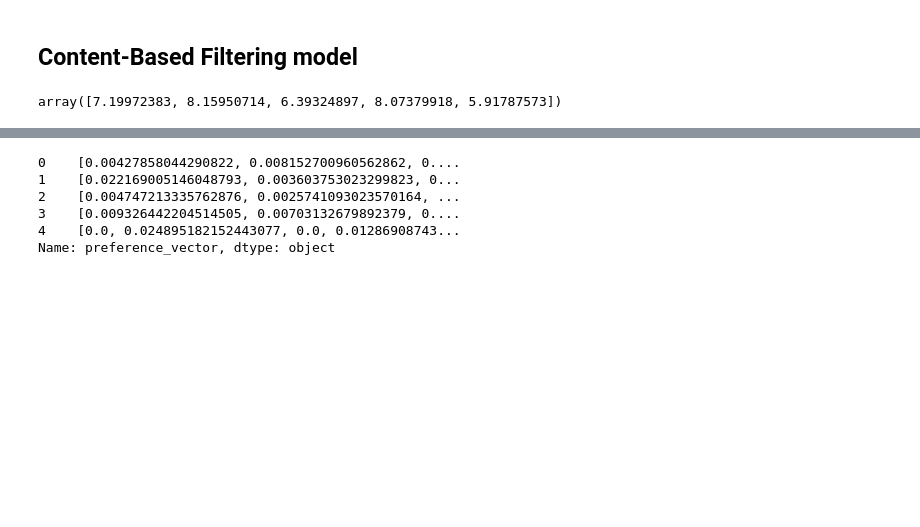
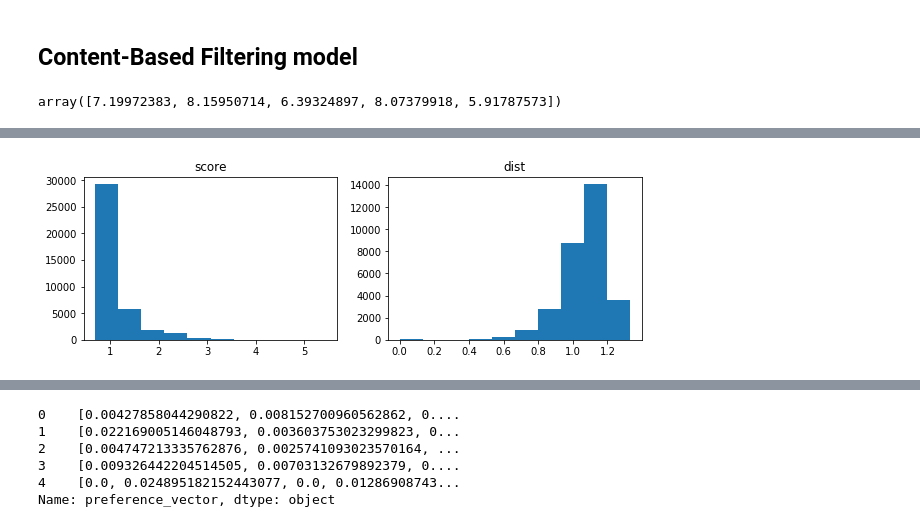
Before and after one commit to GoatWang/IIIMaterial, a Jupyter notebook: 09_RecommendationSystem/main09.ipynb, the cells around one changed output, grey strips where cells are left out. Cells and saved outputs as stored; diff of their text form; code cells hidden in the pictures; blank space fills up the shorter version.

```diff
--- a/09_RecommendationSystem/main09.ipynb
+++ b/09_RecommendationSystem/main09.ipynb
@@ -318,3 +328,17 @@ np.sum(tfidf_matrix[:5].toarray(), axis=1)
 # array([ 9.50111727,  8.76829702,  7.07315723, 10.39925989,  7.69531653])
 # %% [output]
 array([7.19972383, 8.15950714, 6.39324897, 8.07379918, 5.91787573])
+# %%
+# 計算每個content之間的距離
+# 找到除了自己之外距離最近的文章order_idx以及content_id(top 10)
+# 找到除了自己之外距離最近的文章的距離(top 10)
+#=============your works starts===============#
+dist_mat = pairwise_distances(tfidf_matrix, tfidf_matrix)
+relevant_content_order_idx = np.argsort(dist_mat, axis=1)[:, 1:11]
+relevant_content_id = df_articles['contentId'].values[relevant_content_order_idx]
+relevant_content_dist = np.sort(dist_mat, axis=1)[:, 1:11]
+#==============your works ends================#
+
+df_articles['most_relevant'] = list(relevant_content_id)
+df_articles['most_relevant_dist'] = list(relevant_content_dist)
+df_articles
@@ -320,0 +359,10 @@ array([7.19972383, 8.15950714, 6.39324897, 8.07379918, 5.91787573])
+# %%
+# plot the distribution of eventStrength & distance between contents
+fig, (ax1, ax2) = plt.subplots(1, 2, figsize=(10, 3))
+ax1.hist(np.hstack(df_answer['score'].values))
+ax1.set_title('score')
+ax2.hist(relevant_content_dist.flatten())
+ax2.set_title('dist')
+plt.show()
+# %% [output]
+[figure, added]
```
Also changed, not shown: parts of 21 cells of this notebook.
